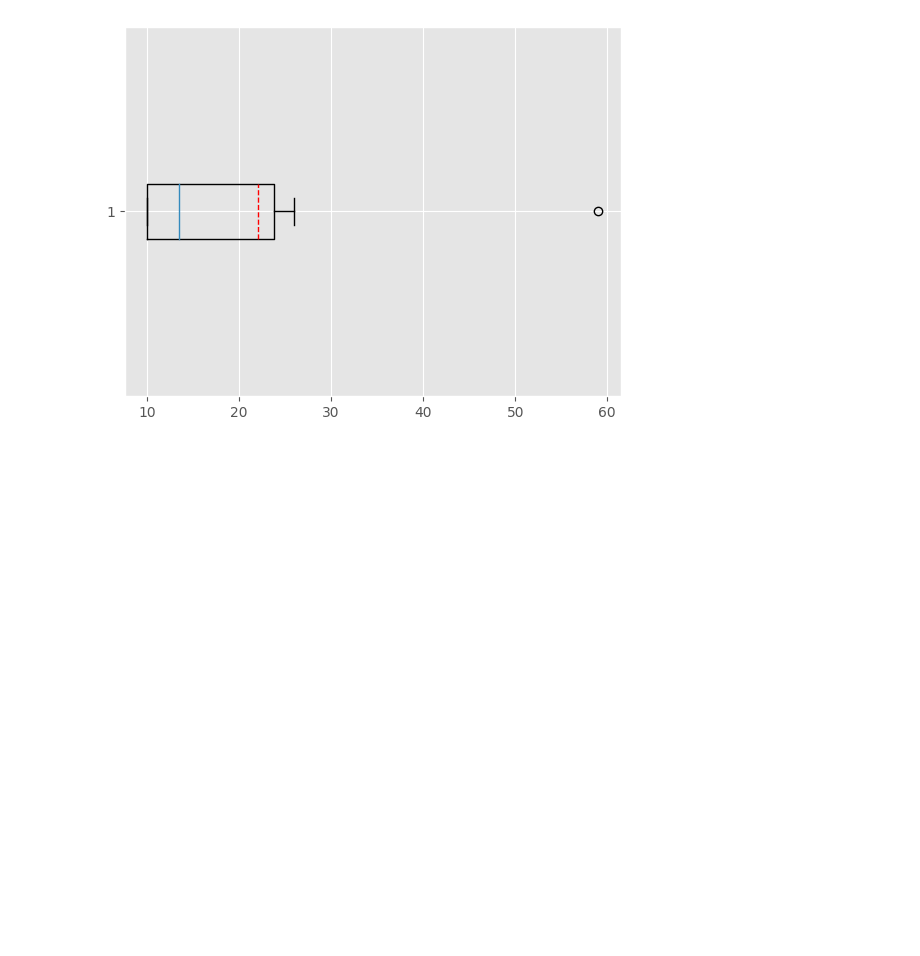
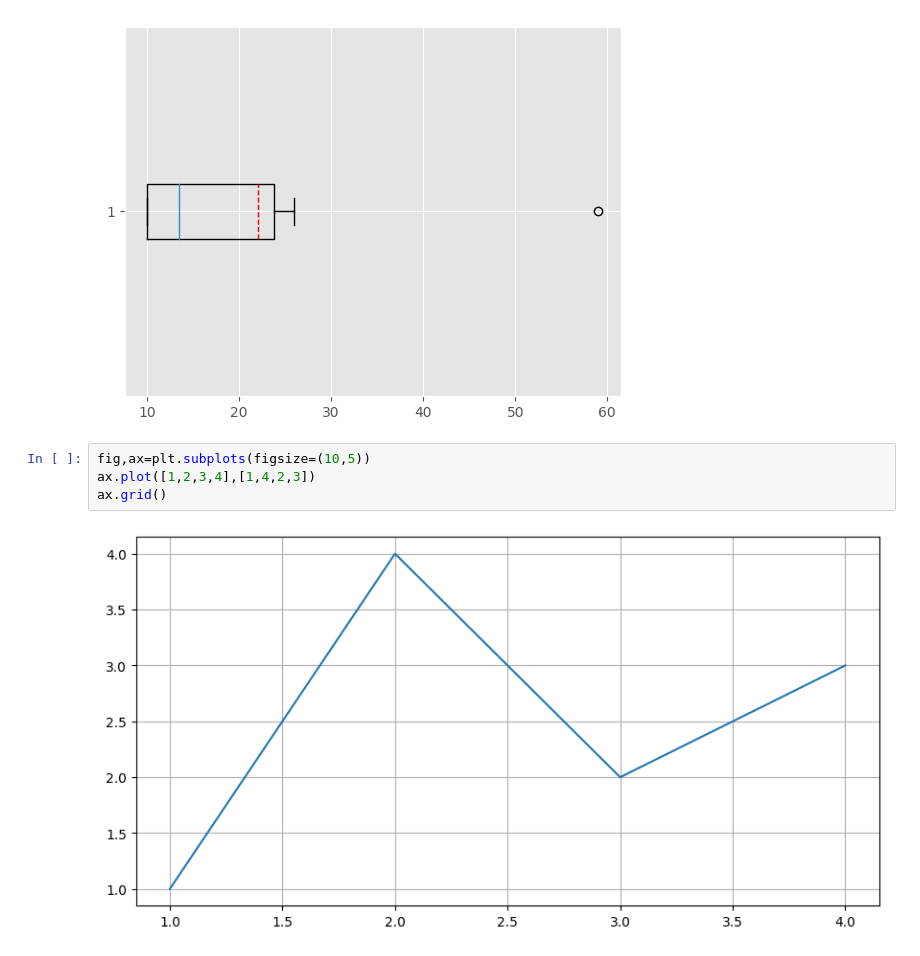
Before and after one commit to Shi67lpa/digipodium-data-analytics-v2, a Jupyter notebook: graphs.ipynb, the cells around one changed output. Saved outputs shown, nothing was run; the diff lists cells and outputs as text; blank space fills up the shorter version.

```diff
--- a/graphs.ipynb
+++ b/graphs.ipynb
@@ -69,3 +69,9 @@ plt.boxplot(rainfall,
 plt.show()
 # %% [output]
 [figure]
+# %%
+fig,ax=plt.subplots(figsize=(10,5))
+ax.plot([1,2,3,4],[1,4,2,3])
+ax.grid()
+# %% [output]
+[figure, added]
```
Also changed, not shown: parts of 13 cells of this notebook, 2 other files.
